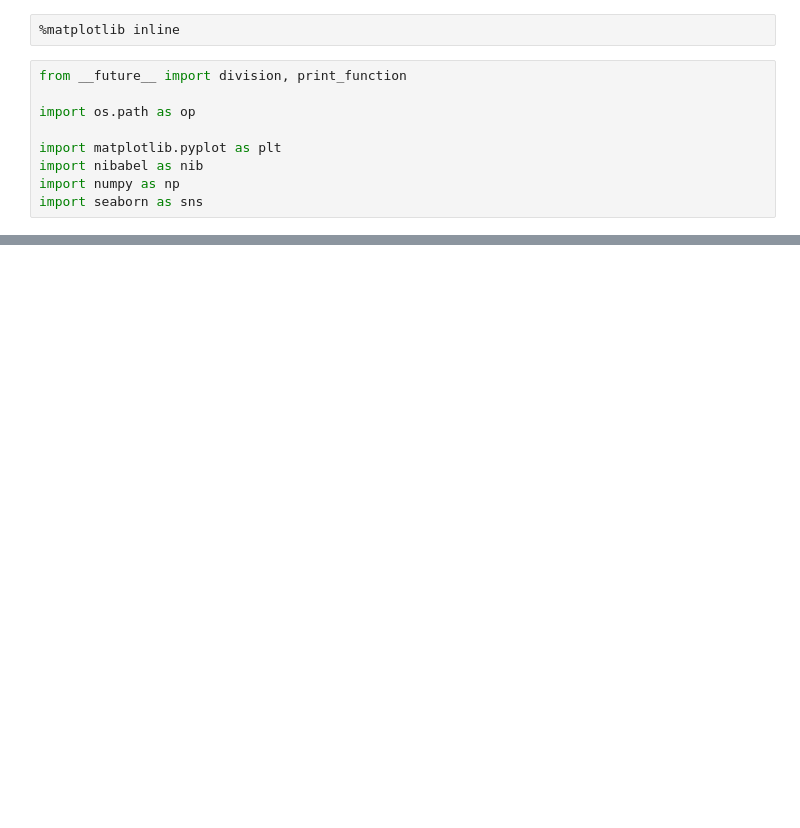
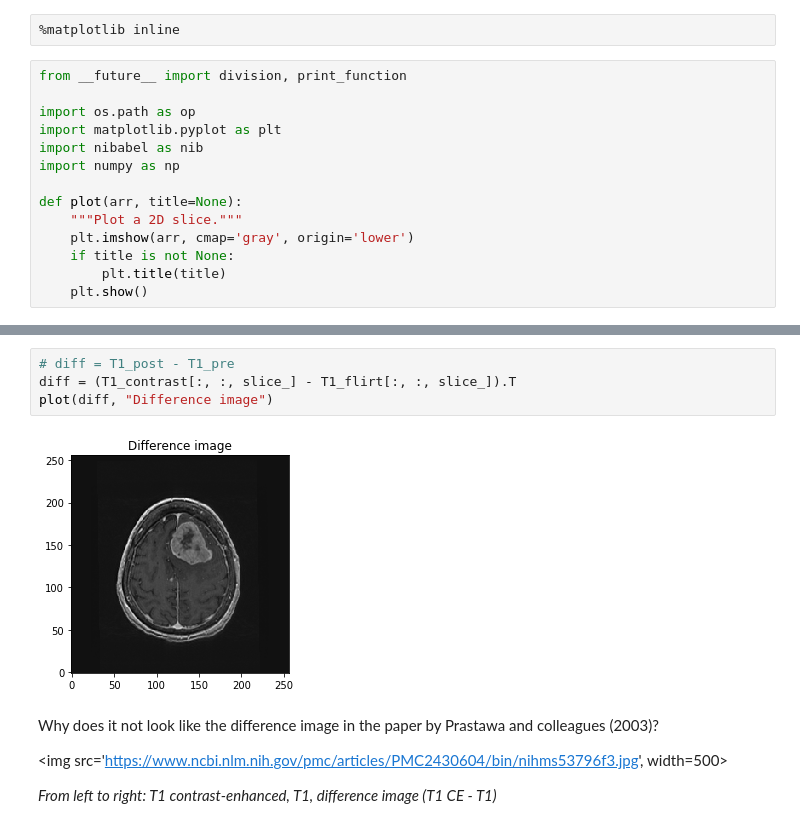
Before and after one commit to kaczmarj/meningioma, a Jupyter notebook: notebooks/Prastawa_etal_2003.ipynb, the cells around one changed output, grey strips where cells are left out. Drawn from its saved outputs; the diff is of its cells as text; blank space fills up the shorter version.

```diff
--- a/notebooks/Prastawa_etal_2003.ipynb
+++ b/notebooks/Prastawa_etal_2003.ipynb
@@ -13,8 +13,13 @@ To do
 from __future__ import division, print_function
 
 import os.path as op
-
 import matplotlib.pyplot as plt
 import nibabel as nib
 import numpy as np
-import seaborn as sns
+
+def plot(arr, title=None):
+    """Plot a 2D slice."""
+    plt.imshow(arr, cmap='gray', origin='lower')
+    if title is not None:
+        plt.title(title)
+    plt.show()
@@ -37,0 +71,12 @@ plt.matshow(t1c)
+# %%
+# diff = T1_post - T1_pre
+diff = (T1_contrast[:, :, slice_] - T1_flirt[:, :, slice_]).T
+plot(diff, "Difference image")
+# %% [output]
+[figure, added]
+# %% [markdown]
+Why does it not look like the difference image in the paper by Prastawa and colleagues (2003)?
+
+<img src='https://www.ncbi.nlm.nih.gov/pmc/articles/PMC2430604/bin/nihms53796f3.jpg', width=500>
+
+*From left to right: T1 contrast-enhanced, T1, difference image (T1 CE - T1)*
```
Also changed, not shown: parts of 8 cells of this notebook.
